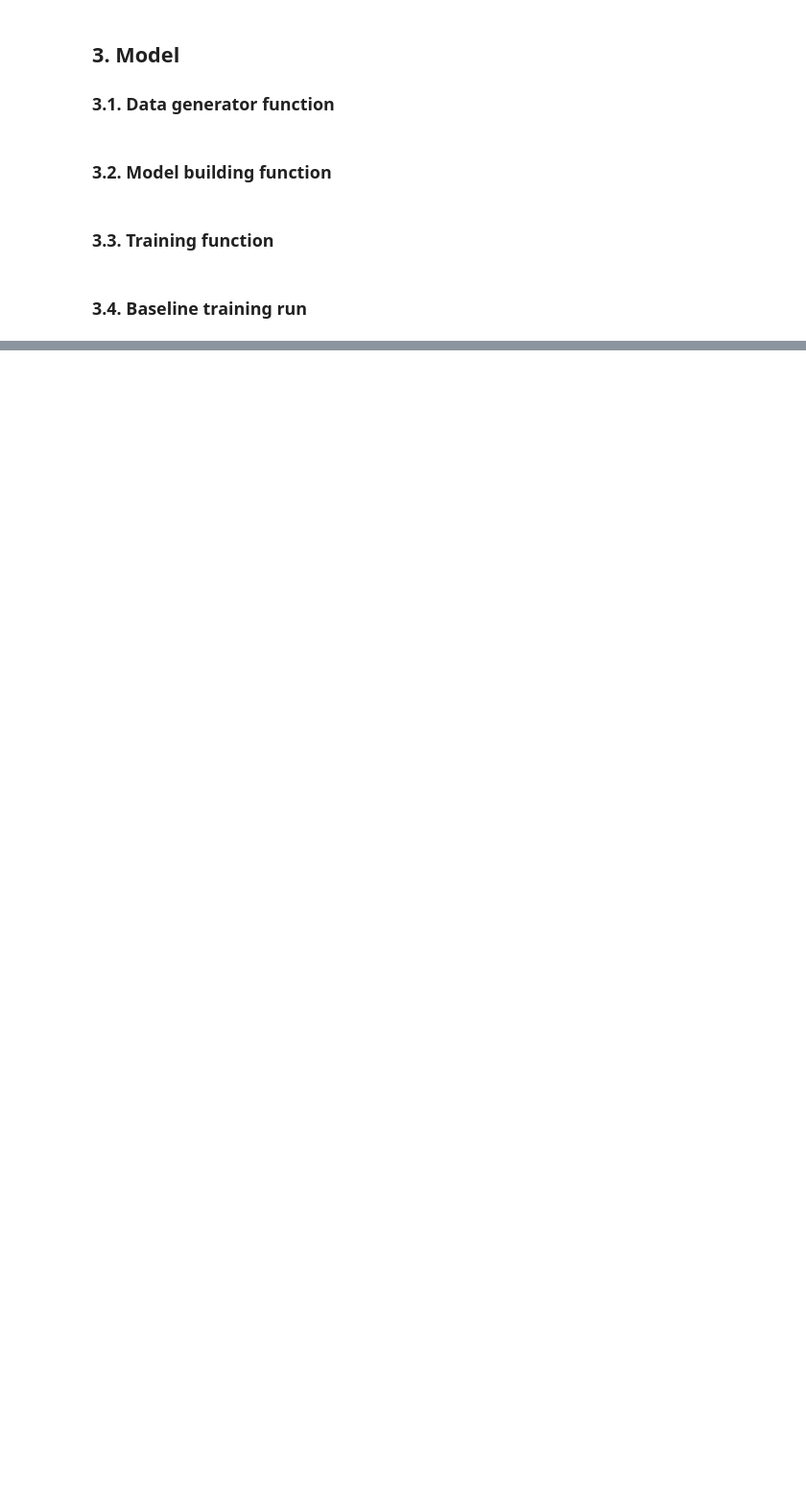
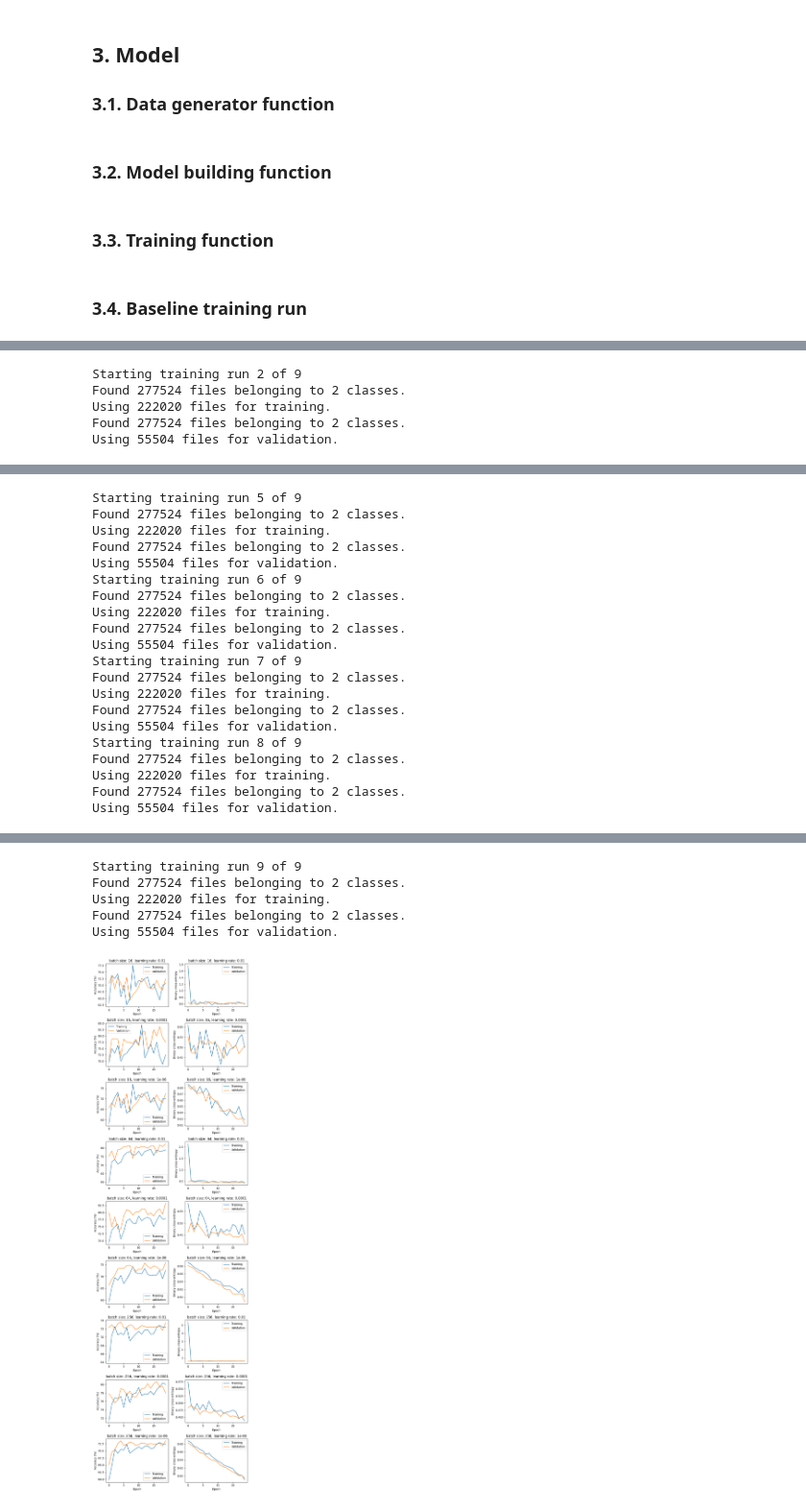
Before and after one commit to isabellegaldau/breast_cancer_diagnosis, a Jupyter notebook: notebooks/perdrizet_CNN_model.ipynb, the cells around one changed output, grey strips where cells are left out. Shown at 96% size. Drawn from its saved outputs; the diff is of its cells as text; code cells hidden in the pictures; blank space fills up the shorter version.

```diff
--- a/notebooks/perdrizet_CNN_model.ipynb
+++ b/notebooks/perdrizet_CNN_model.ipynb
@@ -321,0 +499,23 @@ plot_single_training_run(training_results).show()
+# %%
+# Define hyperparameters
+hyperparameters={
+    'batch_sizes': [16, 64, 256],
+    'learning_rates': [0.01, 0.0001, 0.000001]
+}
+
+# Train the model with each set of hyperparameters
+hyperparameter_optimization_results=hyperparameter_optimization_run(
+    training_data_path,
+    **hyperparameters
+)
+
+# Specify which hyperparameters to include in the plot labels
+plot_labels=['batch_sizes', 'learning_rates']
+
+# Plot the learning curves
+plot_hyperparameter_optimization_run(
+    hyperparameter_optimization_results,
+    hyperparameters,
+    plot_labels
+).show()
+# %% [output]
@@ -321,0 +533,5 @@ plot_single_training_run(training_results).show()
+Starting training run 2 of 9
+Found 277524 files belonging to 2 classes.
+Using 222020 files for training.
+Found 277524 files belonging to 2 classes.
+Using 55504 files for validation.
@@ -321,0 +550,20 @@ plot_single_training_run(training_results).show()
+Starting training run 5 of 9
+Found 277524 files belonging to 2 classes.
+Using 222020 files for training.
+Found 277524 files belonging to 2 classes.
+Using 55504 files for validation.
+Starting training run 6 of 9
+Found 277524 files belonging to 2 classes.
+Using 222020 files for training.
+Found 277524 files belonging to 2 classes.
+Using 55504 files for validation.
+Starting training run 7 of 9
+Found 277524 files belonging to 2 classes.
+Using 222020 files for training.
+Found 277524 files belonging to 2 classes.
+Using 55504 files for validation.
+Starting training run 8 of 9
+Found 277524 files belonging to 2 classes.
+Using 222020 files for training.
+Found 277524 files belonging to 2 classes.
+Using 55504 files for validation.
@@ -321,0 +571,6 @@ plot_single_training_run(training_results).show()
+Starting training run 9 of 9
+Found 277524 files belonging to 2 classes.
+Using 222020 files for training.
+Found 277524 files belonging to 2 classes.
+Using 55504 files for validation.
+[figure, added]
```
Also changed, not shown: parts of 19 cells of this notebook.
